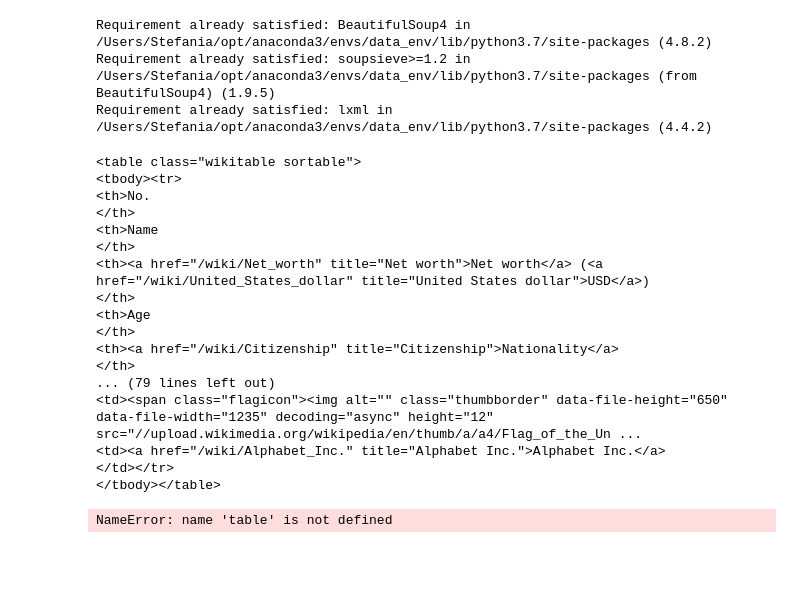
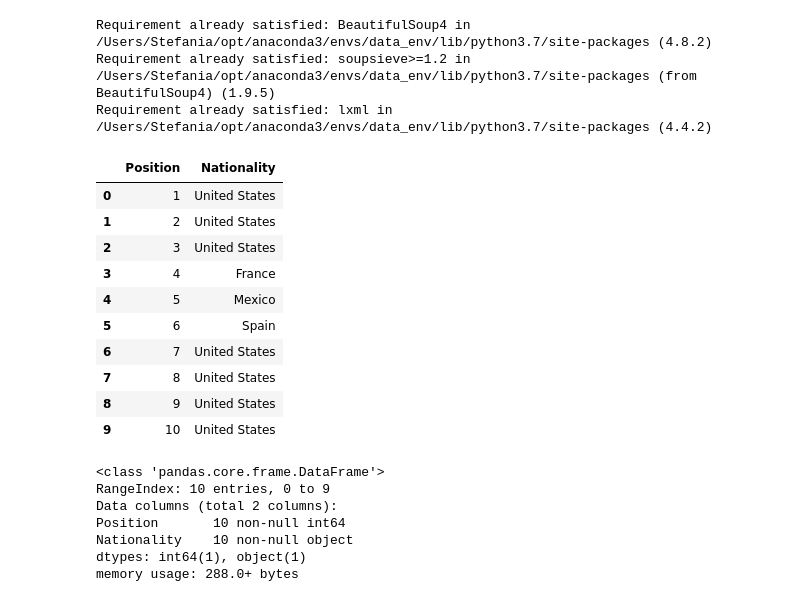
Before and after one commit to sbraca/Ironhack-Module-1-Project-hatching, a Jupyter notebook: notebooks/pipelines_test.ipynb, the cells around one changed output. Cells and saved outputs as stored; diff of their text form; code cells hidden in the pictures; blank space fills up the shorter version.

```diff
--- a/notebooks/pipelines_test.ipynb
+++ b/notebooks/pipelines_test.ipynb
@@ -494,25 +494,7 @@ def scr_top10 (url, html, soup):
     table = soup.find_all('table',{'class':'wikitable sortable'})[0]
     return table
 # %%
-scr_top10(url, html, soup)
+table = scr_top10(url, html, soup)
-# %% [output]
-<table class="wikitable sortable">
-<tbody><tr>
-<th>No.
-</th>
-<th>Name
-</th>
-<th><a href="/wiki/Net_worth" title="Net worth">Net worth</a> (<a href="/wiki/United_States_dollar" title="United States dollar">USD</a>)
-</th>
-<th>Age
-</th>
-<th><a href="/wiki/Citizenship" title="Citizenship">Nationality</a>
-</th>
-... (79 lines left out)
-<td><span class="flagicon"><img alt="" class="thumbborder" data-file-height="650" data-file-width="1235" decoding="async" height="12" src="//upload.wikimedia.org/wikipedia/en/thumb/a/a4/Flag_of_the_Un ...
-<td><a href="/wiki/Alphabet_Inc." title="Alphabet Inc.">Alphabet Inc.</a>
-</td></tr>
-</tbody></table>
 # %%
 def scr_table (table):
     rows = table.find_all('tr')
@@ -527,5 +513,16 @@ def scr_table (table):
     return top10_df
-# %%
-scr_table(table)
-# %% [output]
-NameError: name 'table' is not defined
+# %%
+top10_df = scr_table(table)
+top10_df
+# %% [output]
+|  | Position | Nationality |
+| 0 | 1 | United States |
+| 1 | 2 | United States |
+| 2 | 3 | United States |
+| 3 | 4 | France |
+| 4 | 5 | Mexico |
+| 5 | 6 | Spain |
+| 6 | 7 | United States |
+| 7 | 8 | United States |
+| 8 | 9 | United States |
+| 9 | 10 | United States |
@@ -539,0 +537,10 @@ prep_merge1(final_df, table)
+# %%
+top10_df.info()
+# %% [output]
+<class 'pandas.core.frame.DataFrame'>
+RangeIndex: 10 entries, 0 to 9
+Data columns (total 2 columns):
+Position       10 non-null int64
+Nationality    10 non-null object
+dtypes: int64(1), object(1)
+memory usage: 288.0+ bytes
```
Also changed, not shown: parts of 7 cells of this notebook, 1 other file.
